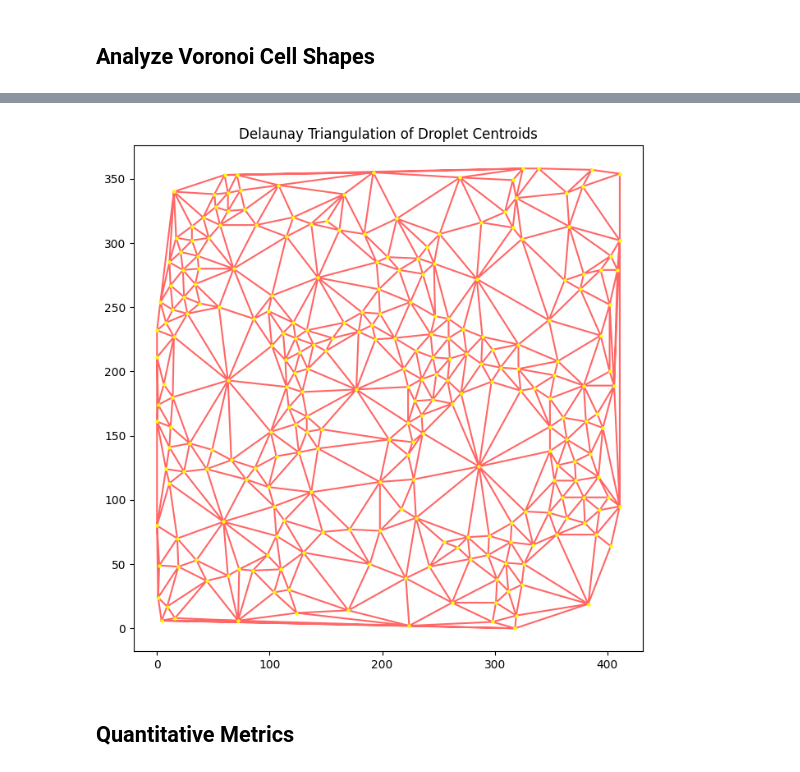
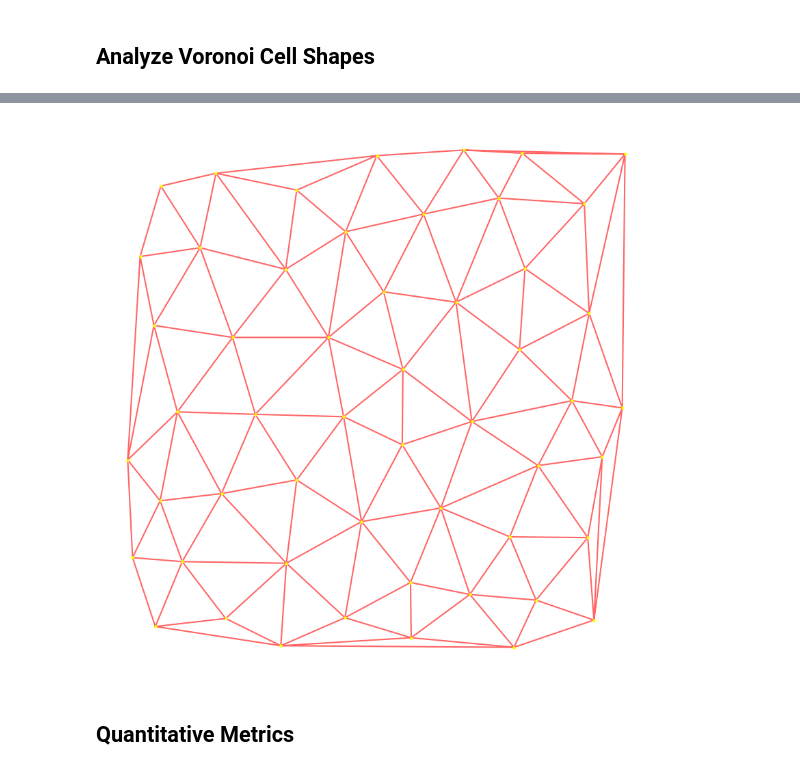
Before and after one commit to lemontang3/Python_Physics, a Jupyter notebook: Voronoi_Analysis.ipynb, the cells around one changed output, grey strips where cells are left out. Cells and saved outputs as stored; diff of their text form; code cells hidden in the pictures.

```diff
--- a/Voronoi_Analysis.ipynb
+++ b/Voronoi_Analysis.ipynb
@@ -514,27 +562,44 @@ plt.show()
 # %%
 import cv2
 import numpy as np
 from scipy.spatial import Delaunay
 import matplotlib.pyplot as plt
 
 # Load SEM Image
 # Preprocess Image (assuming previous steps are done and centroids are detected)
 # This part assumes that centroids are already identified, e.g., using contours or other method
 
 # Example centroid array (replace with actual centroids)
 # centroids = np.array([[100, 150], [200, 250], [300, 350], ...])
 
 # Compute Delaunay Triangulation (corrected to use centroids as (x, y))
+centroids =   np.array([
+    [722, 625], [573, 626], [488, 630], [362, 623], [129, 601], [246, 580],
+    [49, 585], [539, 570], [663, 563], [430, 550], [317, 528], [19, 497],
+    [106, 508], [577, 482], [230, 481], [372, 453], [477, 440], [39, 411],
+    [670, 426], [292, 396], [153, 396], [569, 381], [400, 356], [645, 317],
+    [718, 308], [186, 300], [314, 297], [73, 303], [500, 291], [399, 262],
+    [1, 243], [689, 247], [596, 236], [48, 192], [246, 218], [137, 201],
+    [455, 183], [340, 166], [555, 147], [668, 146], [8, 121], [80, 116],
+    [231, 114], [411, 90], [593, 68], [497, 75], [143, 45], [677, 43],
+    [561, 9], [412, 21], [316, 46], [223, 11], [41, 35]
+])
+
+
 tri = Delaunay(centroids)
 
 # Plotting the Image with Delaunay Triangulation
 fig, ax = plt.subplots(figsize=(8, 8))
 ax.triplot(centroids[:, 0], centroids[:, 1], tri.simplices, color='red', alpha=0.6)
+ax.set_axis_off()
+
 plt.scatter(centroids[:, 0], centroids[:, 1], c='yellow', s=5)
-plt.title('Delaunay Triangulation of Droplet Centroids')
+plt.subplots_adjust(left=0, right=1, top=1, bottom=0)
+plt.tight_layout(pad=0)
+
 plt.show()
 # %% [output]
-[figure, old version]
+[figure, new version]
 # %% [markdown]
 ## Quantitative Metrics
 # %%
```
Also changed, not shown: parts of 7 cells of this notebook, 8 other files.
